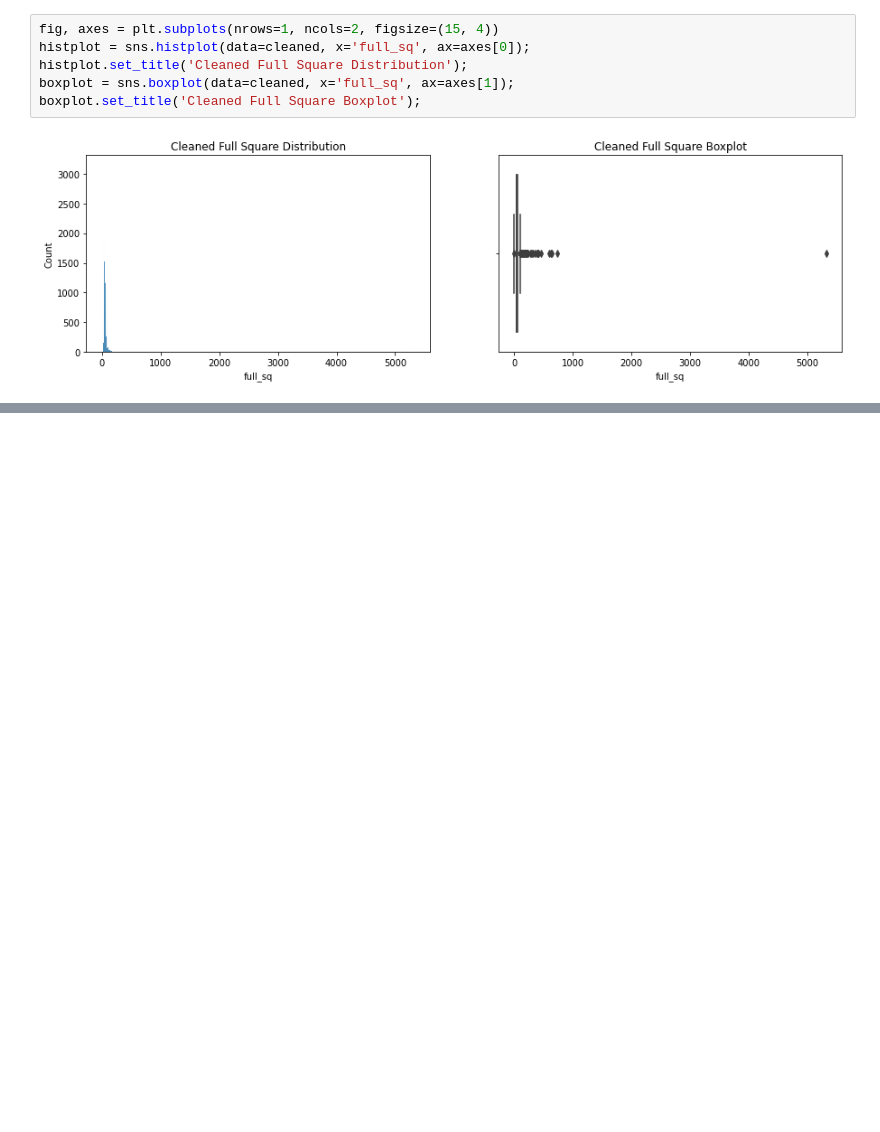
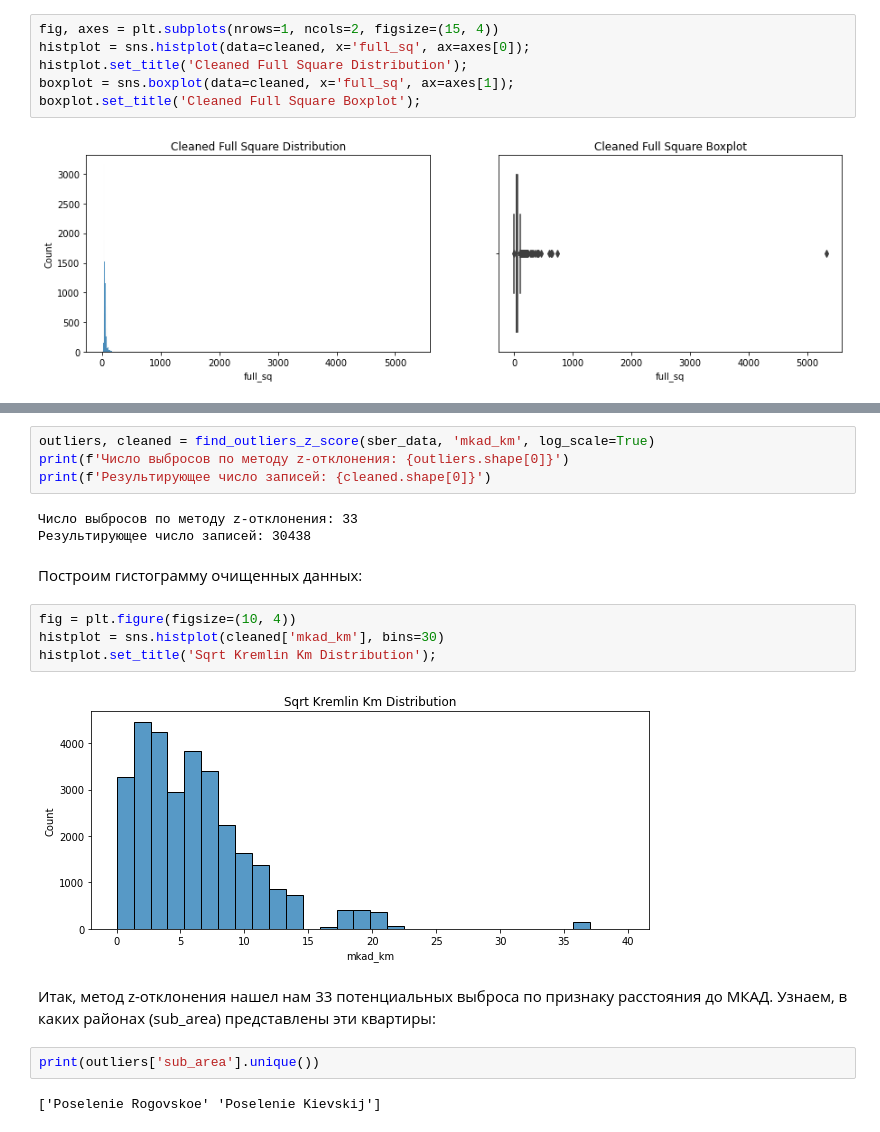
Before and after one commit to EvgeniaVarvas/DataCleaning, a Jupyter notebook: data_cleaning_example.ipynb, the cells around one changed output, grey strips where cells are left out. Saved outputs shown, nothing was run; the diff lists cells and outputs as text; blank space fills up the shorter version.

```diff
--- a/data_cleaning_example.ipynb
+++ b/data_cleaning_example.ipynb
@@ -450,0 +480,21 @@ boxplot.set_title('Cleaned Full Square Boxplot');
+# %%
+outliers, cleaned = find_outliers_z_score(sber_data, 'mkad_km', log_scale=True)
+print(f'Число выбросов по методу z-отклонения: {outliers.shape[0]}')
+print(f'Результирующее число записей: {cleaned.shape[0]}')
+# %% [output]
+Число выбросов по методу z-отклонения: 33
+Результирующее число записей: 30438
+# %% [markdown]
+Построим гистограмму очищенных данных:
+# %%
+fig = plt.figure(figsize=(10, 4))
+histplot = sns.histplot(cleaned['mkad_km'], bins=30)
+histplot.set_title('Sqrt Kremlin Km Distribution');
+# %% [output]
+[figure, added]
+# %% [markdown]
+Итак, метод z-отклонения нашел нам 33 потенциальных выброса по признаку расстояния до МКАД. Узнаем, в каких районах (sub_area) представлены эти квартиры:
+# %%
+print(outliers['sub_area'].unique())
+# %% [output]
+['Poselenie Rogovskoe' 'Poselenie Kievskij']
```
Also changed, not shown: parts of 15 cells of this notebook, 1 other file.
